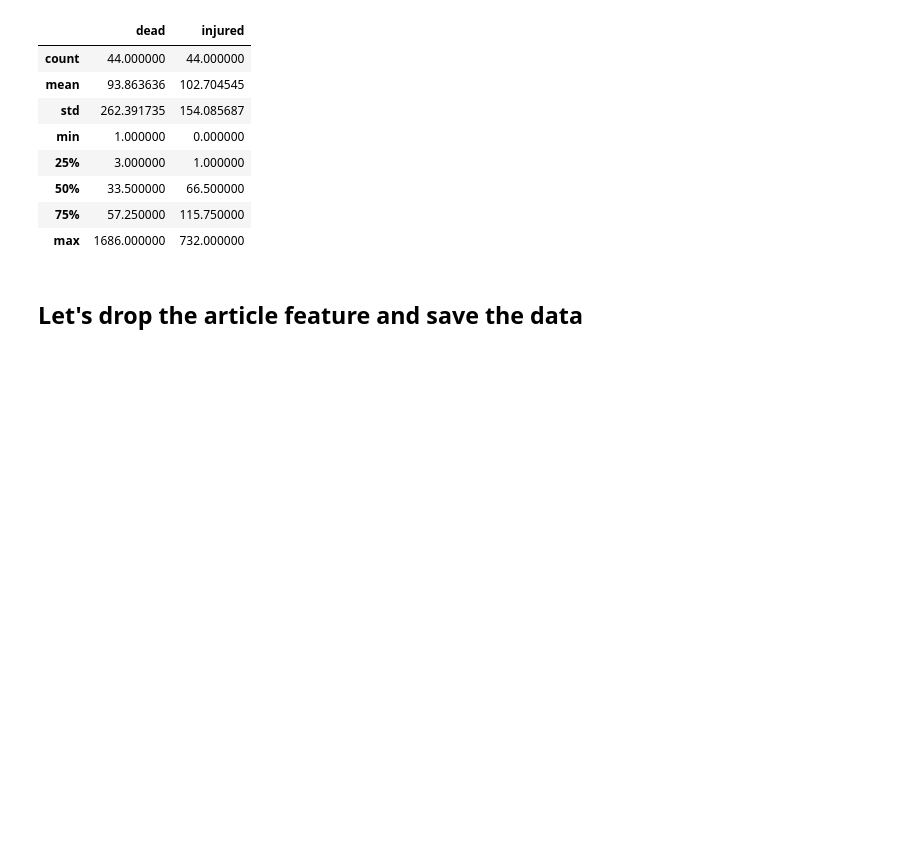
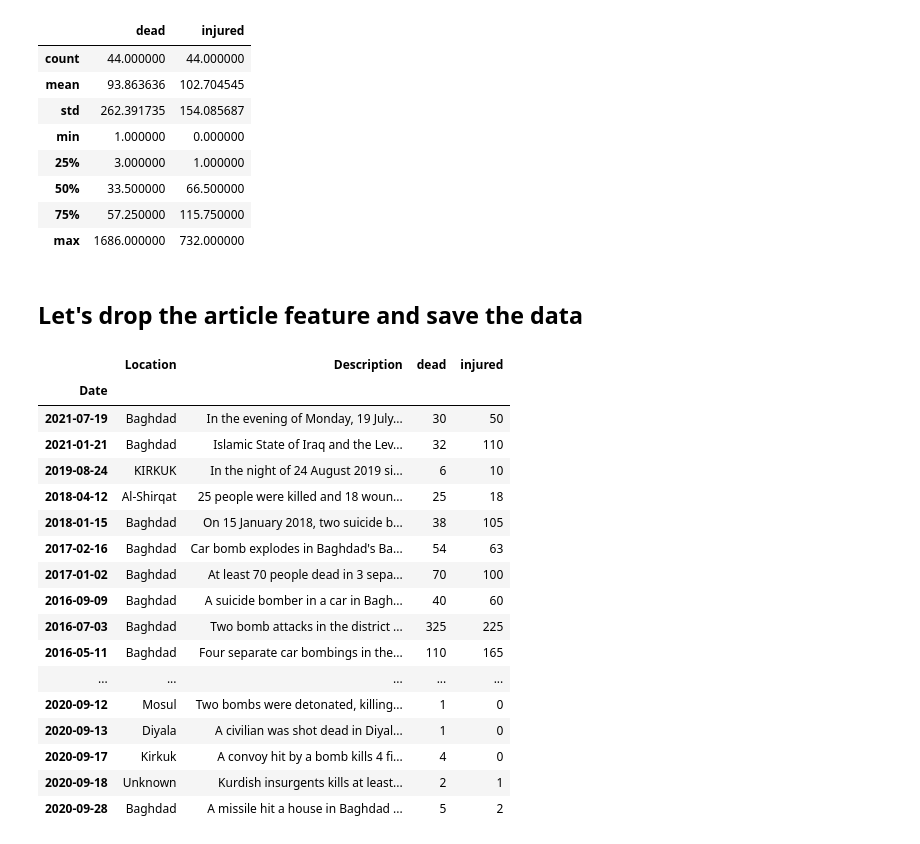
Before and after one commit to OmdenaAI/omdena-iraq-gun-violence, a Jupyter notebook: src/tasks/task-6-data-visualization-documentation/code/Razvan - Visualizations practice.ipynb, the cells around one changed output. Drawn from its saved outputs; the diff is of its cells as text; code cells hidden in the pictures; blank space fills up the shorter version.

```diff
--- a/src/tasks/task-6-data-visualization-documentation/code/Razvan - Visualizations practice.ipynb
+++ b/src/tasks/task-6-data-visualization-documentation/code/Razvan - Visualizations practice.ipynb
@@ -269,5 +269,29 @@ updated_at.describe()
 ## Let's drop the article feature and save the data
 # %%
 updated_at = updated_at.drop('Article', axis = 1)
+# %%
+updated_at['dead'] = updated_at['dead'].astype('int')
+updated_at['injured'] = updated_at['injured'].astype('int')
+# %%
+updated_at
+# %% [output]
+|  | Location | Description | dead | injured |
+| Date |  |  |  |  |
+| 2021-07-19 | Baghdad | In the evening of Monday, 19 July... | 30 | 50 |
+| 2021-01-21 | Baghdad | Islamic State of Iraq and the Lev... | 32 | 110 |
+| 2019-08-24 | KIRKUK | In the night of 24 August 2019 si... | 6 | 10 |
+| 2018-04-12 | Al-Shirqat | 25 people were killed and 18 woun... | 25 | 18 |
+| 2018-01-15 | Baghdad | On 15 January 2018, two suicide b... | 38 | 105 |
+| 2017-02-16 | Baghdad | Car bomb explodes in Baghdad's Ba... | 54 | 63 |
+| 2017-01-02 | Baghdad | At least 70 people dead in 3 sepa... | 70 | 100 |
+| 2016-09-09 | Baghdad | A suicide bomber in a car in Bagh... | 40 | 60 |
+| 2016-07-03 | Baghdad | Two bomb attacks in the district ... | 325 | 225 |
+| 2016-05-11 | Baghdad | Four separate car bombings in the... | 110 | 165 |
+| ... | ... | ... | ... | ... |
+| 2020-09-12 | Mosul | Two bombs were detonated, killing... | 1 | 0 |
+| 2020-09-13 | Diyala | A civilian was shot dead in Diyal... | 1 | 0 |
+| 2020-09-17 | Kirkuk | A convoy hit by a bomb kills 4 fi... | 4 | 0 |
+| 2020-09-18 | Unknown | Kurdish insurgents kills at least... | 2 | 1 |
+| 2020-09-28 | Baghdad | A missile hit a house in Baghdad ... | 5 | 2 |
 # %%
 updated_at.to_csv('E:/omdena/omdena-iraq-gun-violence/src/data/attacks_data.csv')
```
